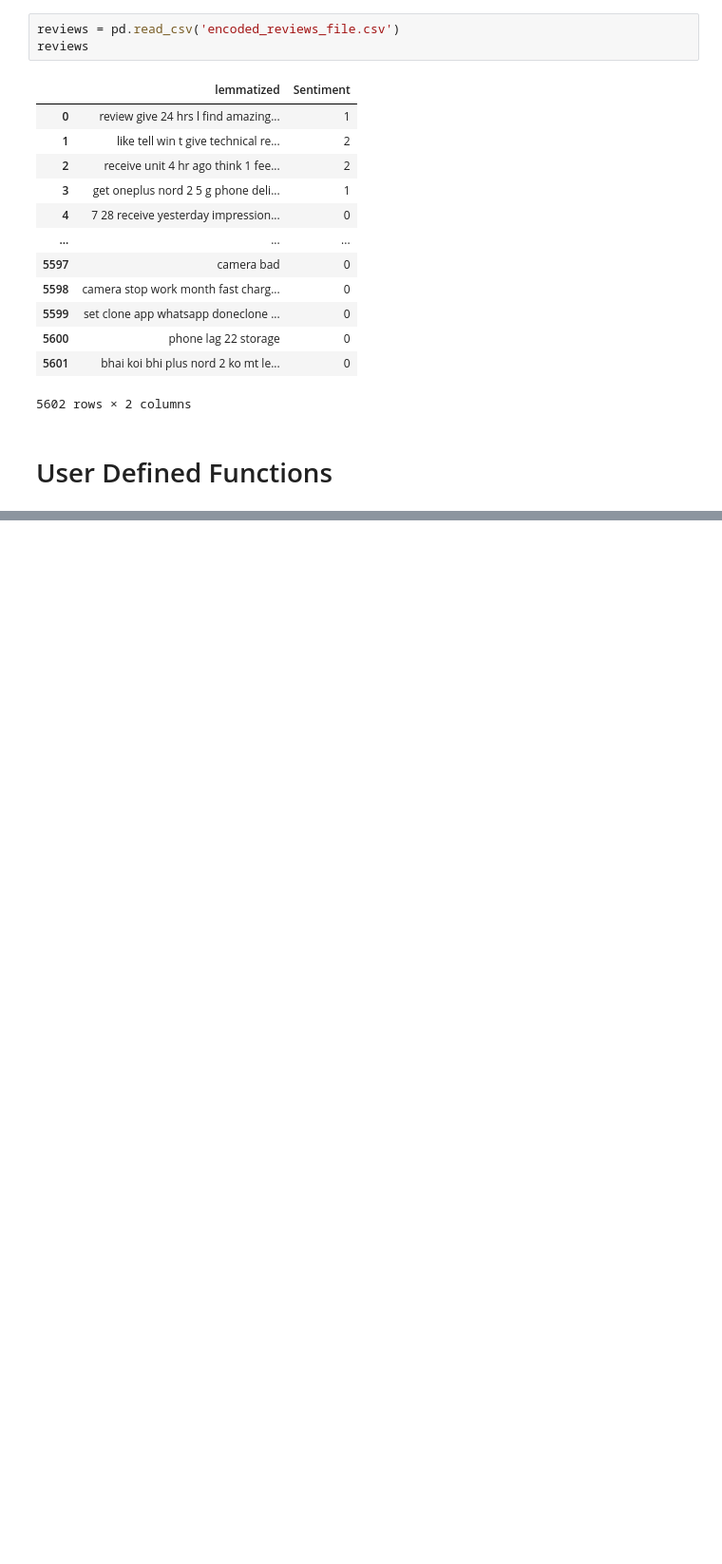
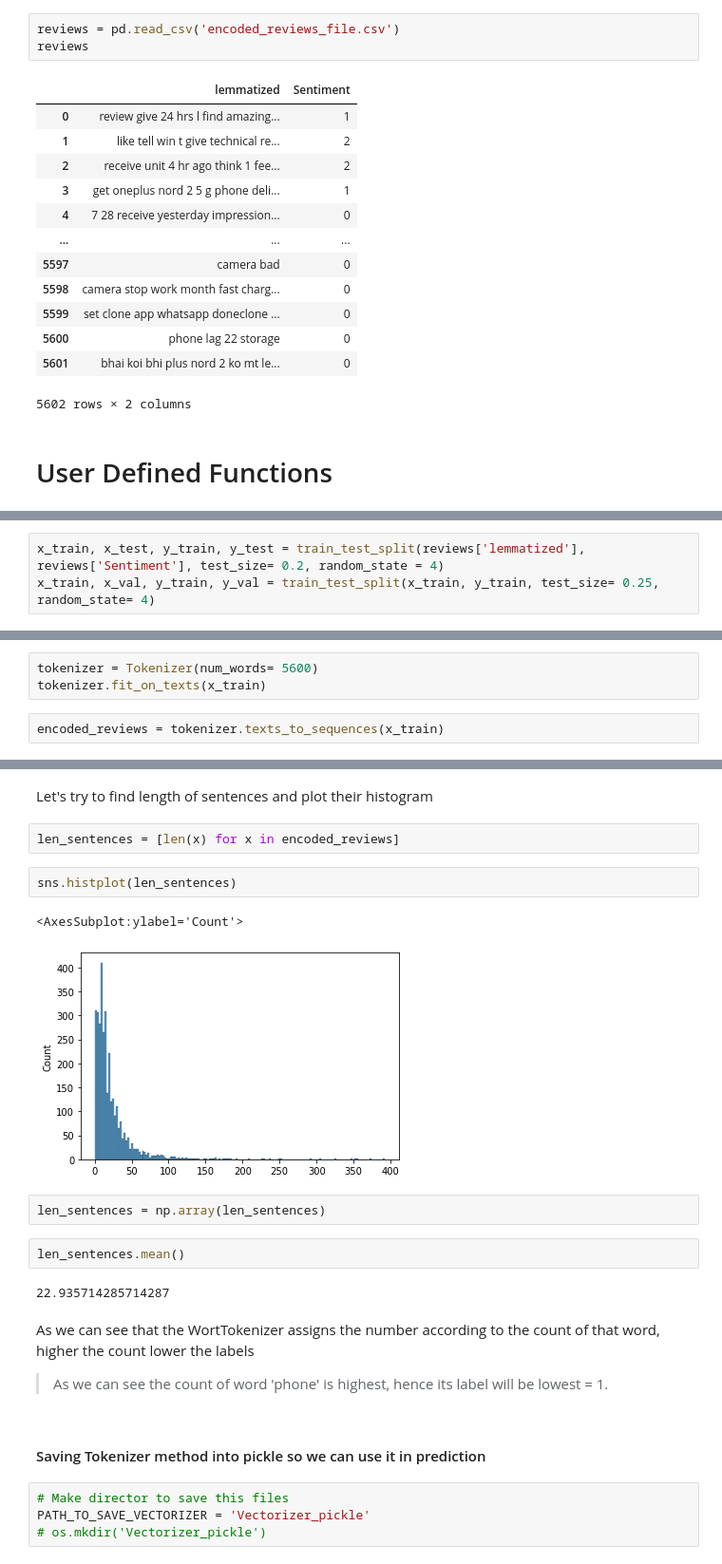
Before and after one commit to piyumaha12/Sentiment_analysis_on_amazon_review, a Jupyter notebook: Sentiment_analysis_neural_models_2.ipynb, the cells around one changed output, grey strips where cells are left out. Shown at 95% size. Drawn from its saved outputs; the diff is of its cells as text; blank space fills up the shorter version.

```diff
--- a/Sentiment_analysis_neural_models_2.ipynb
+++ b/Sentiment_analysis_neural_models_2.ipynb
@@ -26,0 +52,3 @@ reviews
+# %%
+x_train, x_test, y_train, y_test = train_test_split(reviews['lemmatized'], reviews['Sentiment'], test_size= 0.2, random_state = 4)
+x_train, x_val, y_train, y_val = train_test_split(x_train, y_train, test_size= 0.25, random_state= 4)
@@ -26,0 +182,5 @@ reviews
+# %%
+tokenizer = Tokenizer(num_words= 5600)
+tokenizer.fit_on_texts(x_train)
+# %%
+encoded_reviews = tokenizer.texts_to_sequences(x_train)
@@ -26,0 +253,25 @@ reviews
+# %% [markdown]
+Let's try to find length of sentences and plot their histogram
+# %%
+len_sentences = [len(x) for x in encoded_reviews]
+# %%
+sns.histplot(len_sentences)
+# %% [output]
+<AxesSubplot:ylabel='Count'>
+[figure, added]
+# %%
+len_sentences = np.array(len_sentences)
+# %%
+len_sentences.mean()
+# %% [output]
+22.935714285714287
+# %% [markdown]
+As we can see that the WortTokenizer assigns the number according to the count of that word, higher the count lower the labels
+
+> As we can see the count of word 'phone' is highest, hence its label will be lowest = 1.
+# %% [markdown]
+#### Saving Tokenizer method into pickle so we can use it in prediction
+# %%
+# Make director to save this files
+PATH_TO_SAVE_VECTORIZER = 'Vectorizer_pickle'
+# os.mkdir('Vectorizer_pickle')
```
Also changed, not shown: parts of 87 cells of this notebook.
